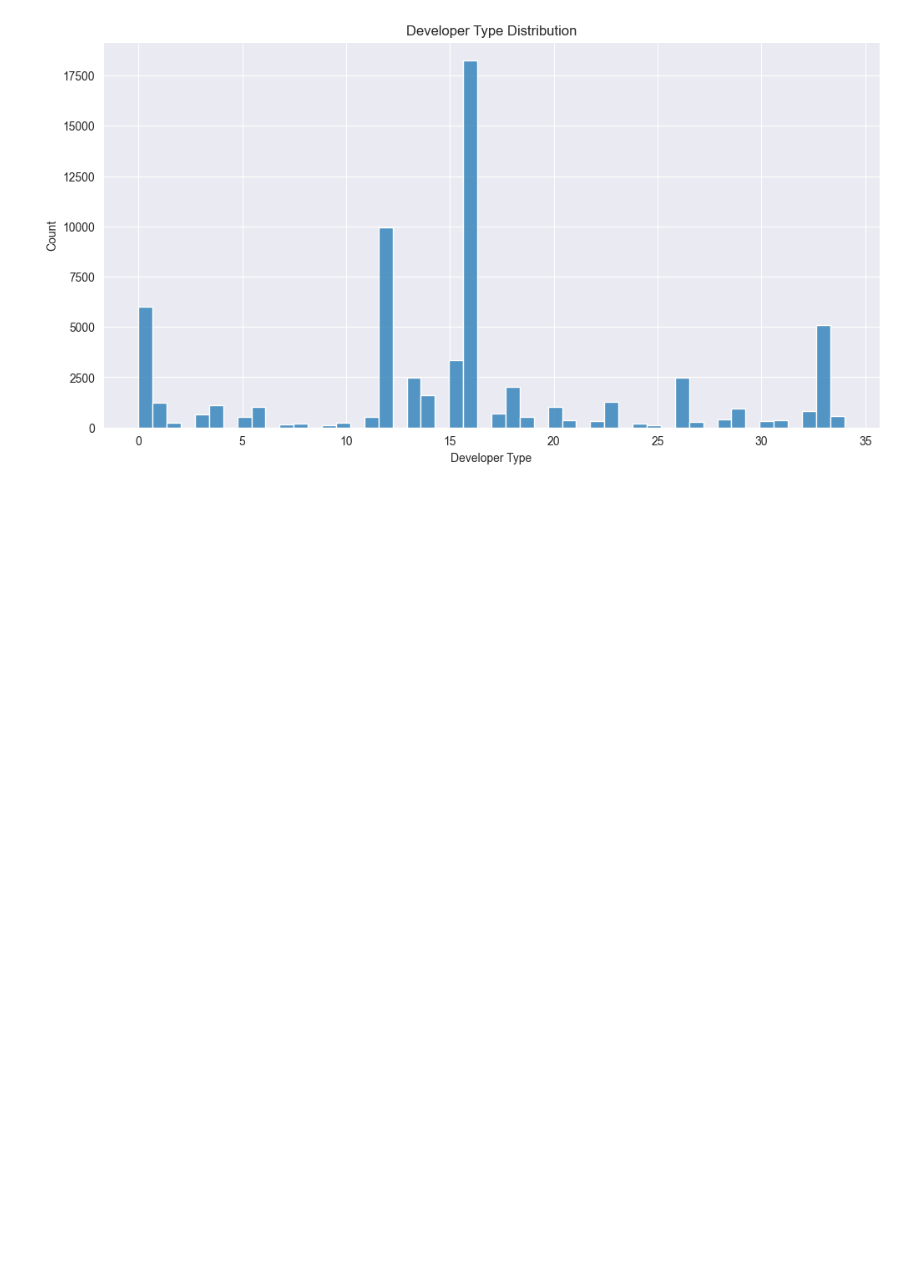
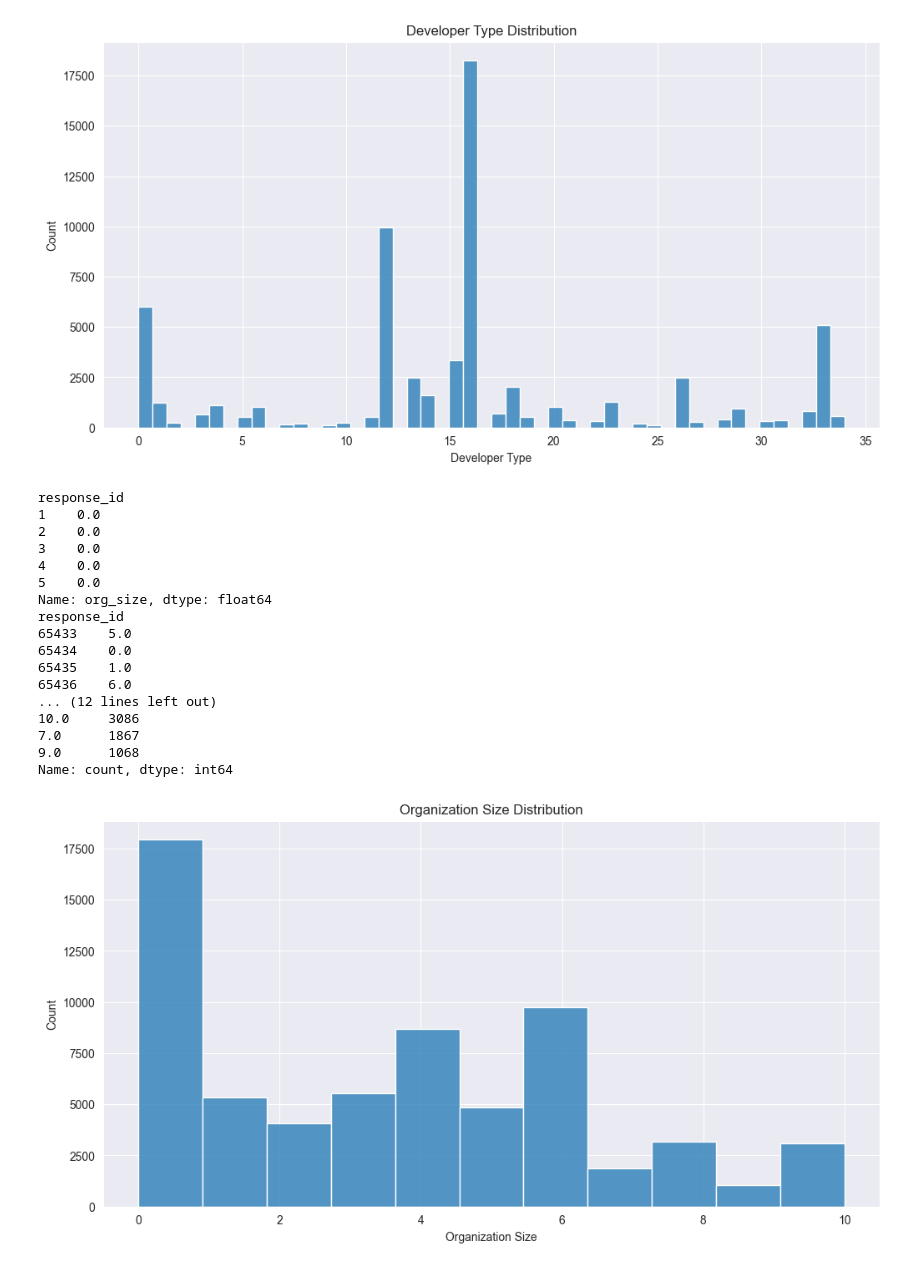
Before and after one commit to krsoy/AAU_Projects, a Jupyter notebook: m1_exam_oral.ipynb, the cells around one changed output. Saved outputs shown, nothing was run; the diff lists cells and outputs as text; code cells hidden in the pictures; blank space fills up the shorter version.

```diff
--- a/m1_exam_oral.ipynb
+++ b/m1_exam_oral.ipynb
@@ -2,7 +2,7 @@
 # load pandas and read the csv file from the url
 import pandas as pd
 # I don't know why it takes so long to load the data
-df = pd.read_csv('https://raw.githubusercontent.com/rfordatascience/tidytuesday/main/data/2024/2024-09-03/stackoverflow_survey_single_response.csv')
+df = pd.read_csv("./stack-overflow-developer-survey-2024/survey_results_public.csv", )
 
 # let's take a look at the data
 print(df.head())
@@ -113,10 +125,14 @@ Name: count, dtype: int64
 # %% [markdown]
 age is categorical data, we can keep it as it is. But I assume it represented register age/ working experience, not the actual age of the respondents
 # %%
-print(df['remote_work'].head())
-print(df['remote_work'].tail())
-print(df['remote_work'].isnull().sum())
-print(df['remote_work'].value_counts())# 0 null values
-df['remote_work'] = df['remote_work'].fillna(0)# filling null values with 0
-print(df['remote_work'].value_counts())
+print(df['RemoteWork'].head())
+print(df['RemoteWork'].tail())
+print(df['RemoteWork'].isnull().sum())
+print(df['RemoteWork'].value_counts())
+# mapping the remote_work column
+value_maps['RemoteWork'] = {v: i for i, v in enumerate(df['RemoteWork'].dropna().unique())}
+df['RemoteWork'] = df['RemoteWork'].map(value_maps['RemoteWork'])
+
+df['RemoteWork'] = df['RemoteWork'].fillna(0)# filling null values with 0
+print(df['RemoteWork'].value_counts())
 # %% [output]
@@ -140,12 +156,12 @@ Name: count, dtype: int64
 # %% [markdown]
 remote_work is categorical data, we can keep it as it is. And fill the null values with 0, meaning no remote work/experience
 # %%
-print(df['ed_level'].head())
-print(df['ed_level'].tail())
-print(df['ed_level'].isnull().sum())
-print(df['ed_level'].value_counts())
+print(df['EdLevel'].head())
+print(df['EdLevel'].tail())
+print(df['EdLevel'].isnull().sum())
+print(df['EdLevel'].value_counts())
 # don't know what it is yet, but it seems categorical data, filling null with 0
-df['ed_level'] = df['ed_level'].fillna(0)
+df['EdLevel'] = df['EdLevel'].fillna(0)
 # %% [output]
 response_id
 1    4.0
@@ -273,3 +289,37 @@ response_id
 25.0       96
 Name: count, dtype: int64
 [figure]
+# %%
+print(df['org_size'].head())
+print(df['org_size'].tail())
+print(df['org_size'].isnull().sum())
+print(df['org_size'].value_counts())
+
+# fillna with 0
+df['org_size'] = df['org_size'].fillna(0)
+# plot the org_size value distribution
+plt.figure(figsize=(12,6))
+sns.histplot(df['org_size'], bins=len(df['org_size'].unique()+1), kde=False)
+plt.title('Organization Size Distribution')
+plt.xlabel('Organization Size')
+plt.ylabel('Count')
+plt.show()
+# %% [output]
+response_id
+1    0.0
+2    0.0
+3    0.0
+4    0.0
+5    0.0
+Name: org_size, dtype: float64
+response_id
+65433    5.0
+65434    0.0
+65435    1.0
+65436    6.0
+... (12 lines left out)
+10.0     3086
+7.0      1867
+9.0      1068
+Name: count, dtype: int64
+[figure, added]
```
Also changed, not shown: parts of 6 cells of this notebook.
